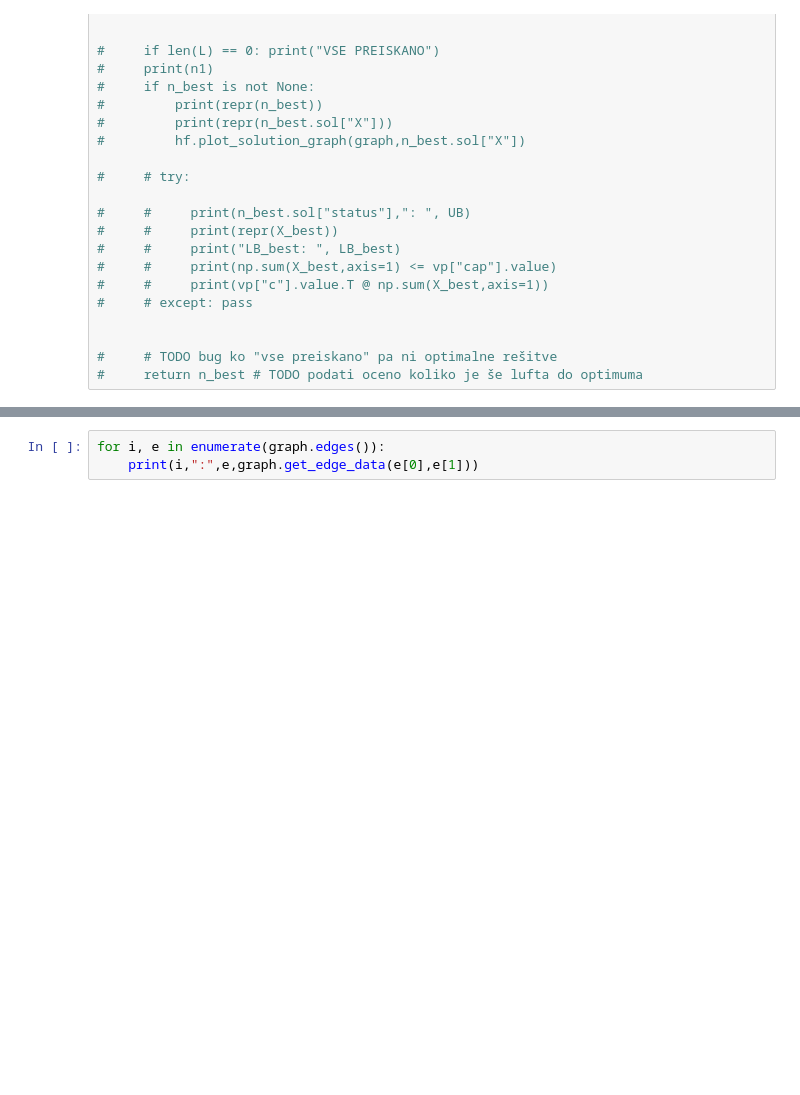
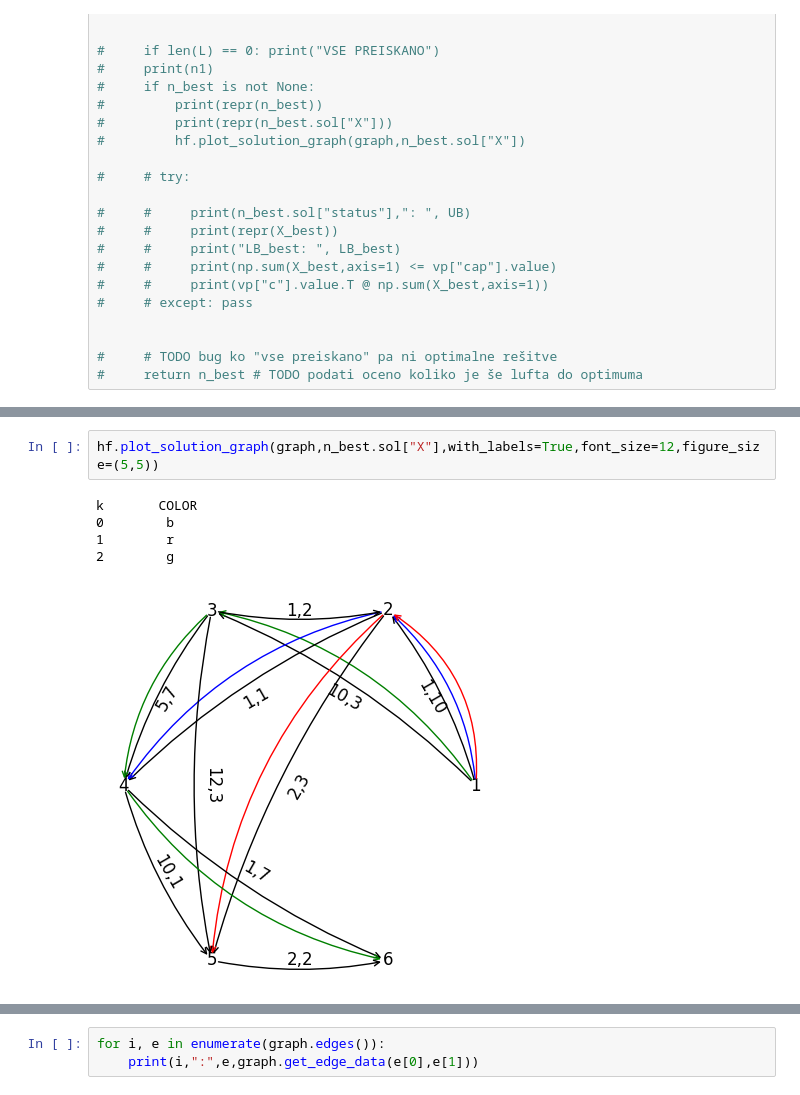
Before and after one commit to elgroselj/distributing_traffic, a Jupyter notebook: dai/lagrange.ipynb, the cells around one changed output, grey strips where cells are left out. Saved outputs shown, nothing was run; the diff lists cells and outputs as text; blank space fills up the shorter version.

```diff
--- a/dai/lagrange.ipynb
+++ b/dai/lagrange.ipynb
@@ -644,0 +642,8 @@ k       COLOR
+# %%
+hf.plot_solution_graph(graph,n_best.sol["X"],with_labels=True,font_size=12,figure_size=(5,5))
+# %% [output]
+k       COLOR
+0        b
+1        r
+2        g
+[figure, added]
```
Also changed, not shown: parts of 5 cells of this notebook, 4 other files.
